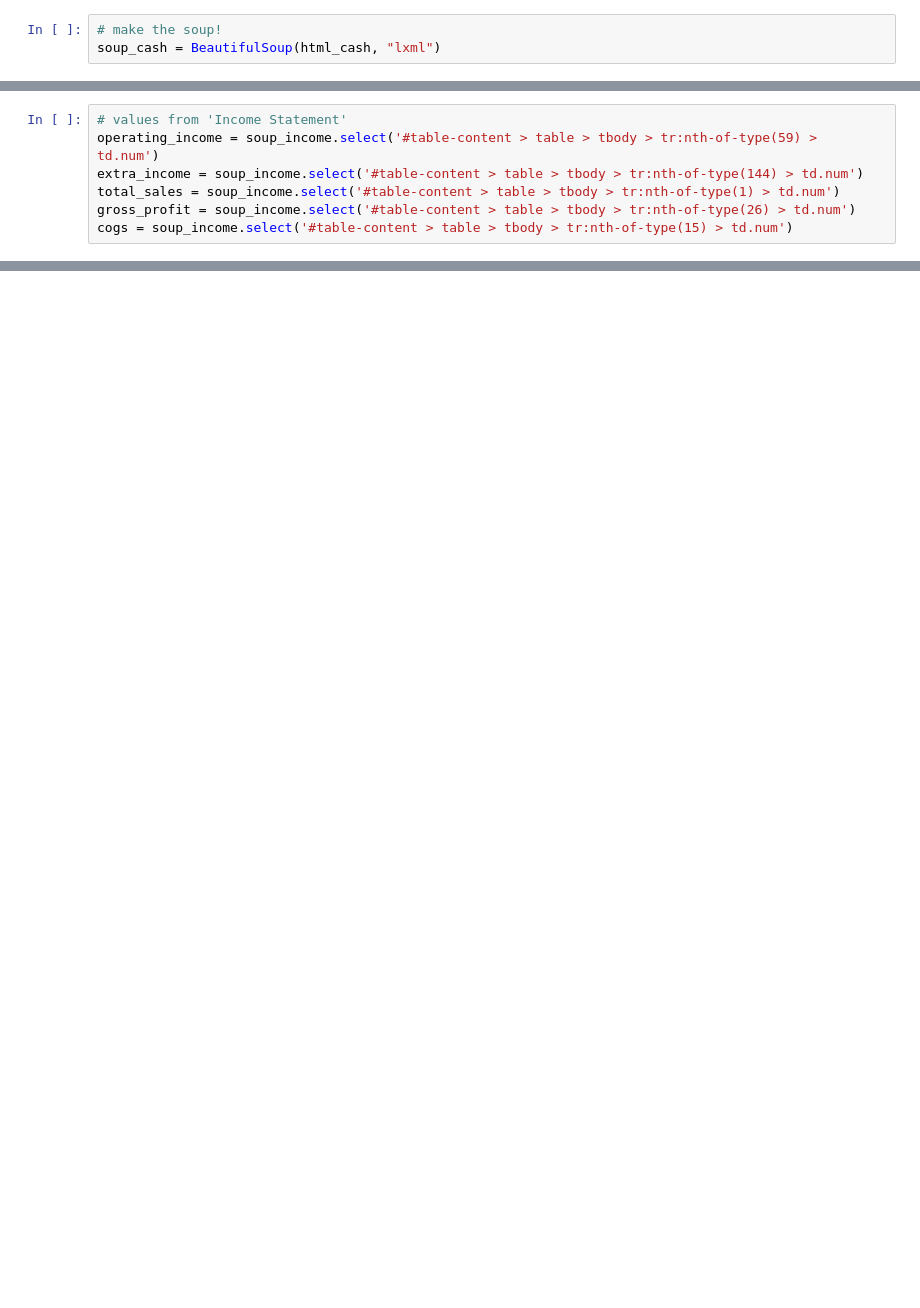
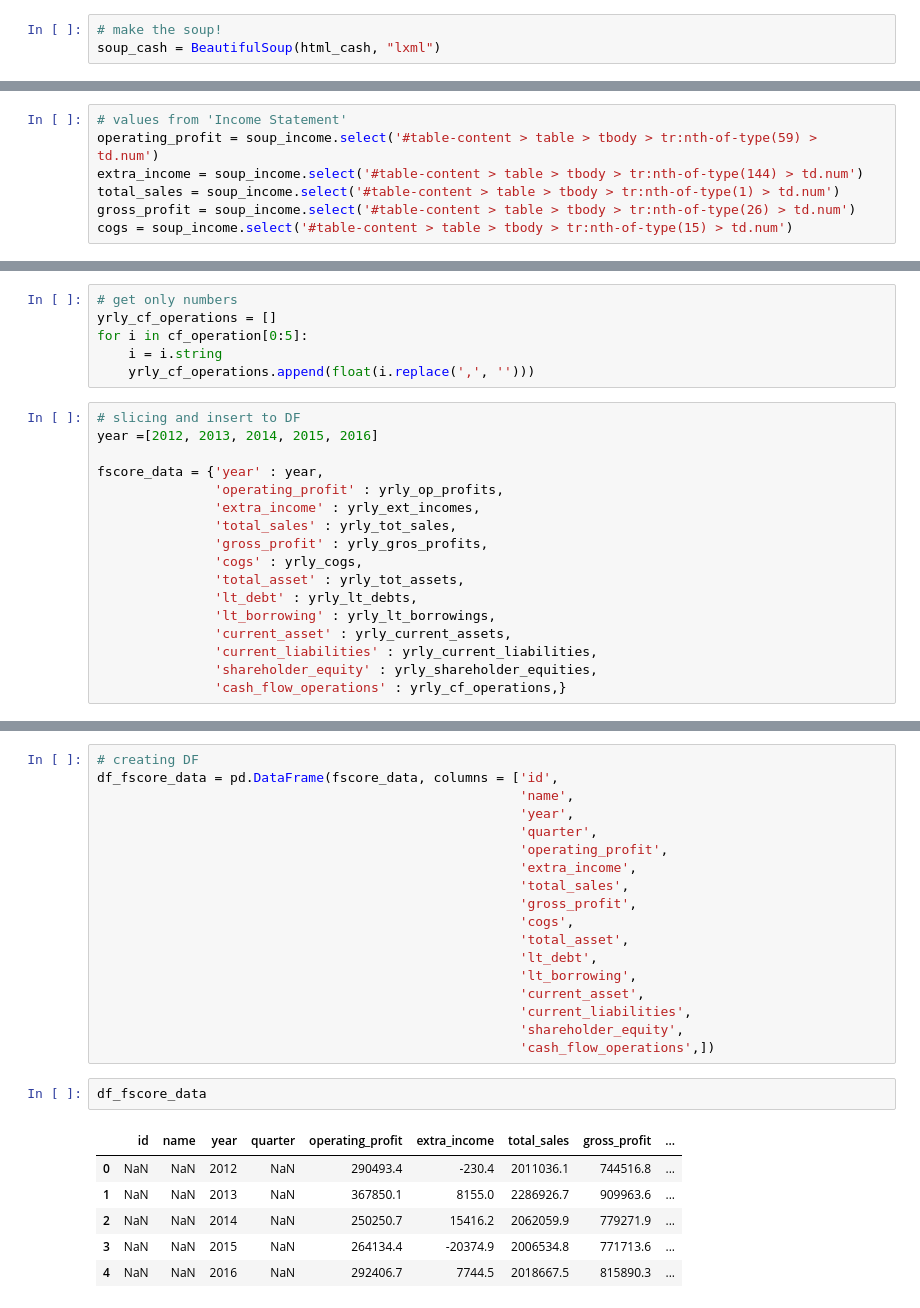
Before and after one commit to daesik82/ChargingBull, a Jupyter notebook: BigBull/crawler4piotroski_fscore_selenium.ipynb, the cells around one changed output, grey strips where cells are left out. Drawn from its saved outputs; the diff is of its cells as text; blank space fills up the shorter version.

```diff
--- a/BigBull/crawler4piotroski_fscore_selenium.ipynb
+++ b/BigBull/crawler4piotroski_fscore_selenium.ipynb
@@ -87,7 +117,7 @@ Items required!!!
    - cash flow from operation --> 영업활동으로 인한 현금흐름
 # %%
 # values from 'Income Statement'
-operating_income = soup_income.select('#table-content > table > tbody > tr:nth-of-type(59) > td.num')
+operating_profit = soup_income.select('#table-content > table > tbody > tr:nth-of-type(59) > td.num')
 extra_income = soup_income.select('#table-content > table > tbody > tr:nth-of-type(144) > td.num')
 total_sales = soup_income.select('#table-content > table > tbody > tr:nth-of-type(1) > td.num')
 gross_profit = soup_income.select('#table-content > table > tbody > tr:nth-of-type(26) > td.num')
@@ -106,0 +194,23 @@ total_assets
+# %%
+# get only numbers
+yrly_cf_operations = []
+for i in cf_operation[0:5]:
+    i = i.string
+    yrly_cf_operations.append(float(i.replace(',', '')))
+# %%
+# slicing and insert to DF
+year =[2012, 2013, 2014, 2015, 2016]
+
+fscore_data = {'year' : year,
+               'operating_profit' : yrly_op_profits,
+               'extra_income' : yrly_ext_incomes,
+               'total_sales' : yrly_tot_sales,
+               'gross_profit' : yrly_gros_profits,
+               'cogs' : yrly_cogs,
+               'total_asset' : yrly_tot_assets,
+               'lt_debt' : yrly_lt_debts,
+               'lt_borrowing' : yrly_lt_borrowings,
+               'current_asset' : yrly_current_assets,
+               'current_liabilities' : yrly_current_liabilities,
+               'shareholder_equity' : yrly_shareholder_equities,
+               'cash_flow_operations' : yrly_cf_operations,}
@@ -106,0 +233,27 @@ total_assets
+# %%
+# creating DF
+df_fscore_data = pd.DataFrame(fscore_data, columns = ['id',
+                                                      'name',
+                                                      'year',
+                                                      'quarter',
+                                                      'operating_profit',
+                                                      'extra_income',
+                                                      'total_sales',
+                                                      'gross_profit',
+                                                      'cogs',
+                                                      'total_asset',
+                                                      'lt_debt',
+                                                      'lt_borrowing',
+                                                      'current_asset',
+                                                      'current_liabilities',
+                                                      'shareholder_equity',
+                                                      'cash_flow_operations',])
+# %%
+df_fscore_data
+# %% [output]
+|  | id | name | year | quarter | operating_profit | extra_income | total_sales | gross_profit | ... |
+| 0 | NaN | NaN | 2012 | NaN | 290493.4 | -230.4 | 2011036.1 | 744516.8 | ... |
+| 1 | NaN | NaN | 2013 | NaN | 367850.1 | 8155.0 | 2286926.7 | 909963.6 | ... |
+| 2 | NaN | NaN | 2014 | NaN | 250250.7 | 15416.2 | 2062059.9 | 779271.9 | ... |
+| 3 | NaN | NaN | 2015 | NaN | 264134.4 | -20374.9 | 2006534.8 | 771713.6 | ... |
+| 4 | NaN | NaN | 2016 | NaN | 292406.7 | 7744.5 | 2018667.5 | 815890.3 | ... |
```
Also changed, not shown: parts of 14 cells of this notebook.
